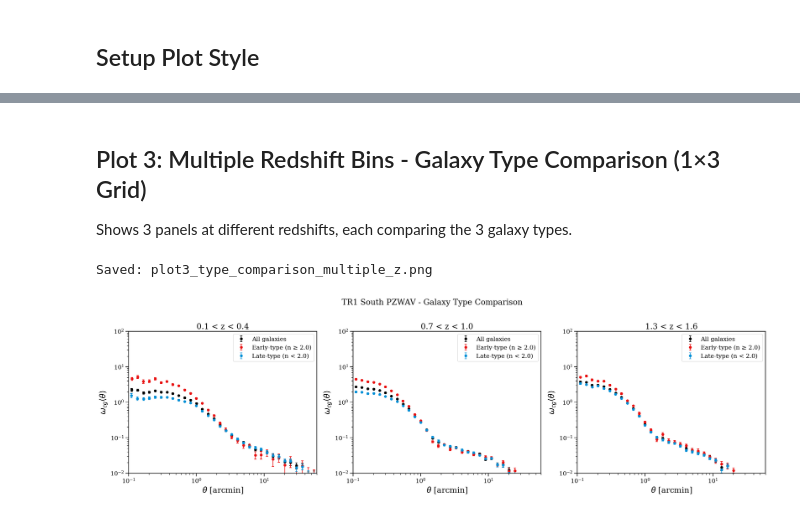
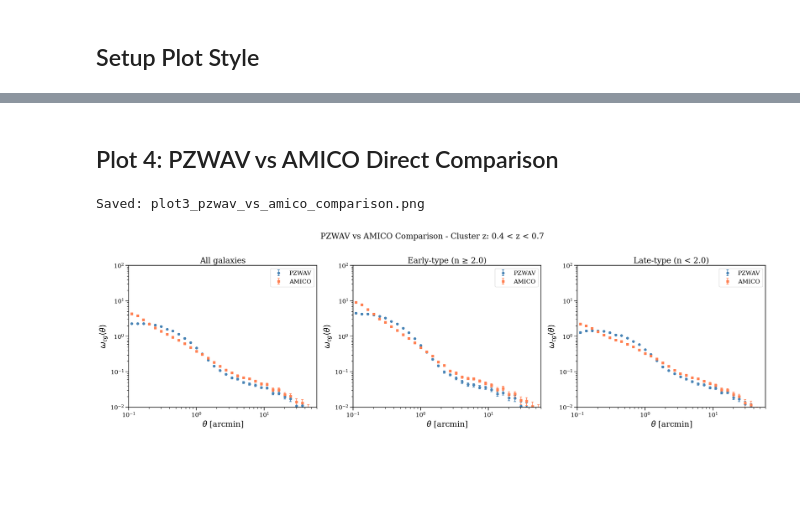
Before and after one commit to calumhrmurray/cluster_clustering_pipeline, a Jupyter notebook: notebooks/tr1_clustering_analysis_notebook.ipynb, the cells around one changed output, grey strips where cells are left out. Drawn from its saved outputs; the diff is of its cells as text; code cells hidden in the pictures; blank space fills up the shorter version.

```diff
--- a/notebooks/tr1_clustering_analysis_notebook.ipynb
+++ b/notebooks/tr1_clustering_analysis_notebook.ipynb
@@ -231,73 +147,30 @@ Saved: plot2_redshift_evolution.png
 # %% [markdown]
-## Plot 3: Multiple Redshift Bins - Galaxy Type Comparison (1×3 Grid)
-
-Shows 3 panels at different redshifts, each comparing the 3 galaxy types.
+## Plot 4: PZWAV vs AMICO Direct Comparison
 # %%
-def plot_type_comparison_multiple_z(z_bins_to_plot=None, output_file=None):
-    """
-    Plot galaxy type comparison at multiple redshifts.
-
-    Parameters
-    ----------
-    z_bins_to_plot : list of tuples, optional
-        List of 3 redshift bins to plot. Default: [(0.1,0.4), (0.7,1.0), (1.3,1.6)]
-    output_file : str, optional
-        Output filename
-    """
-    if z_bins_to_plot is None:
-        z_bins_to_plot = [(0.1, 0.4), (0.7, 1.0), (1.3, 1.6)]
-
+def plot_pzwav_vs_amico_comparison(z_bin, output_file=None):
+    """Compare PZWAV vs AMICO for each galaxy type."""
     fig, axes = plt.subplots(1, 3, figsize=(24, 7))
-
-    for i, z_bin in enumerate(z_bins_to_plot):
-        ax = axes[i]
-
-        # Plot each galaxy type
-        for gal_type in ['all', 'early', 'late']:
-            # Find result file
-            files = find_result_files(
-                output_dirs[gal_type],
-                z_cluster_bin=z_bin,
-                z_galaxy_bin=z_bin
-            )
-
+    for j, gal_type in enumerate(['all', 'early', 'late']):
+        ax = axes[j]
+        for finder, dirs, color, marker in [('PZWAV', output_dirs_pzwav, 'steelblue', 'o'),
+                                             ('AMICO', output_dirs_amico, 'coral', 's')]:
+            files = find_result_files(dirs[gal_type], z_cluster_bin=z_bin, z_galaxy_bin=z_bin)
             if len(files) == 0:
                 continue
-
-            # Load results
             results = load_clustering_result(files[0])
-
-            # Plot
-            plot_correlation_function(
-                ax, results['r'], results['xi'], results['sigma_xi'],
-                label=get_galaxy_type_label(gal_type),
-                color=get_galaxy_type_color(gal_type),
-                marker='o', markersize=6
-            )
-
-        # Format axis
+            plot_correlation_function(ax, results['r'], results['xi'], results['sigma_xi'],
+                                    label=finder, color=color, marker=marker, markersize=6)
         format_clustering_axis(ax, xlim=(0.1, 60), ylim=(1e-2, 1e2))
-
-        # Add subtitle
-        ax.set_title(get_redshift_bin_label(*z_bin))
-
-    # Overall title
-    fig.suptitle("TR1 South PZWAV - Galaxy Type Comparison",
+        ax.set_title(get_galaxy_type_label(gal_type))
+    fig.suptitle(f"PZWAV vs AMICO Comparison - Cluster z: {get_redshift_bin_label(*z_bin)}",
                  fontsize=FONT_SIZE_MAJOR, y=1.02)
-
     plt.tight_layout()
-
     if output_file:
         plt.savefig(PLOT_OUTPUT_DIR / output_file, dpi=300, bbox_inches='tight')
         print(f"Saved: {output_file}")
-
     plt.show()
 
-# Create plot comparing low-z, mid-z, high-z
-plot_type_comparison_multiple_z(
-    z_bins_to_plot=[(0.1, 0.4), (0.7, 1.0), (1.3, 1.6)],
-    output_file='plot3_type_comparison_multiple_z.png'
-)
+plot_pzwav_vs_amico_comparison(DEFAULT_Z_BIN, 'plot3_pzwav_vs_amico_comparison.png')
 # %% [output]
-Saved: plot3_type_comparison_multiple_z.png
+Saved: plot3_pzwav_vs_amico_comparison.png
-[figure, old version]
+[figure, new version]
```
Also changed, not shown: parts of 16 cells of this notebook, 25 other files.
